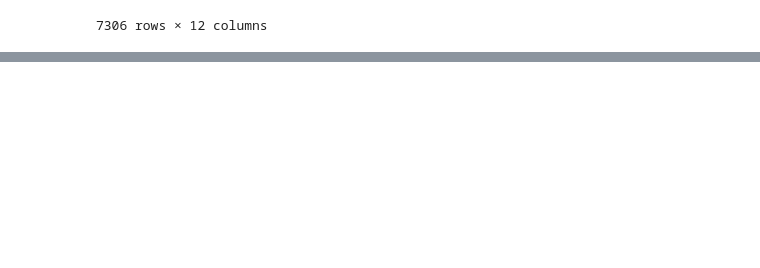
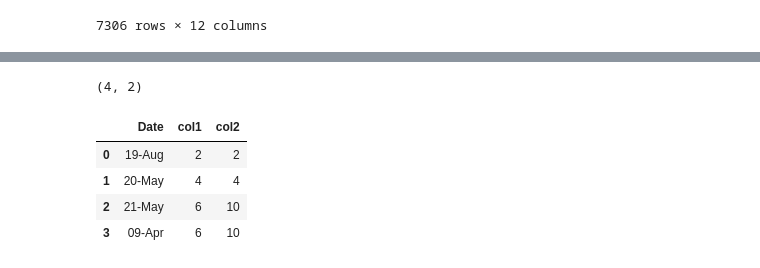
Before and after one commit to XiaoyunGong/MSiA423-Analytics-Value-Chain-project, a Jupyter notebook: notebooks/develop/modeling.ipynb, the cells around one changed output, grey strips where cells are left out. Saved outputs shown, nothing was run; the diff lists cells and outputs as text; code cells hidden in the pictures; blank space fills up the shorter version.

```diff
--- a/notebooks/develop/modeling.ipynb
+++ b/notebooks/develop/modeling.ipynb
@@ -310,0 +393,41 @@ joined
+# %%
+df_true.shape
+# %% [output]
+(4, 2)
+# %%
+df_in_values = [['19-Aug', 2, 2],
+                ['20-May', 4, 4],
+                ['21-May', 6, 10],
+                ['09-Apr', 6, 10]]
+df_in_col = ["Date", "col1", "col2"]
+df_in = pd.DataFrame(df_in_values, columns=df_in_col)
+
+def resetting_index(df: pd.DataFrame, index_column: str) -> pd.DataFrame:
+    """This function will reset the index of a dataframe
+
+    Args:
+        df (pd.DataFrame): the original dataframe
+        index_column (str): the column to be set to index
+
+    Raises:
+        KeyError: if the index column is not in the dataframe
+
+    Returns:
+        pd.DataFrame: new df with index set.
+    """
+
+    all_cols = df.columns.values.tolist()
+    if index_column not in all_cols:
+        raise KeyError("index_column is not in the dataset. Check again!")
+    df.set_index(index_column)
+    return df
+
+df_test = resetting_index(df_in, 'Date')
+# %%
+df_test
+# %% [output]
+|  | Date | col1 | col2 |
+| 0 | 19-Aug | 2 | 2 |
+| 1 | 20-May | 4 | 4 |
+| 2 | 21-May | 6 | 10 |
+| 3 | 09-Apr | 6 | 10 |
```
Also changed, not shown: parts of 6 cells of this notebook, 13 other files.
